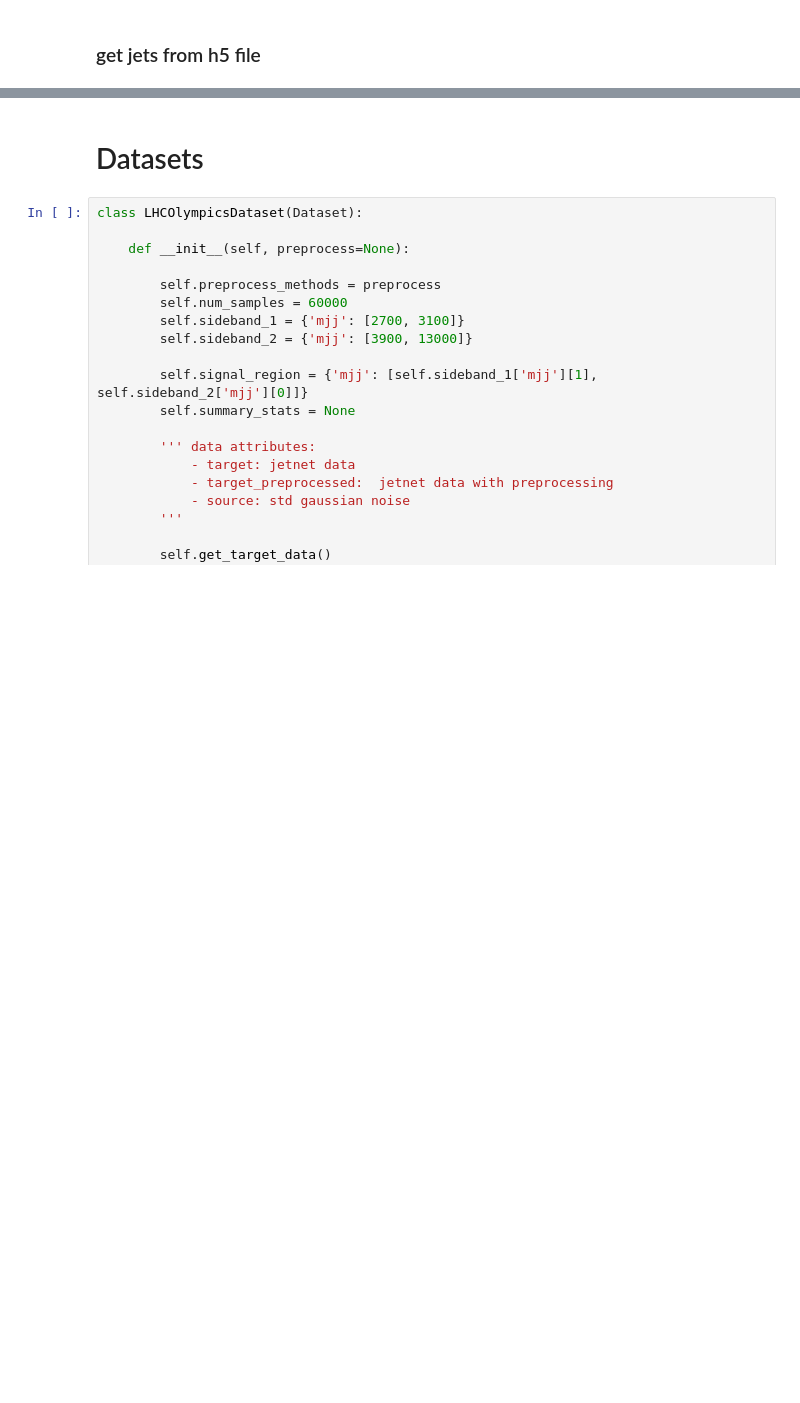
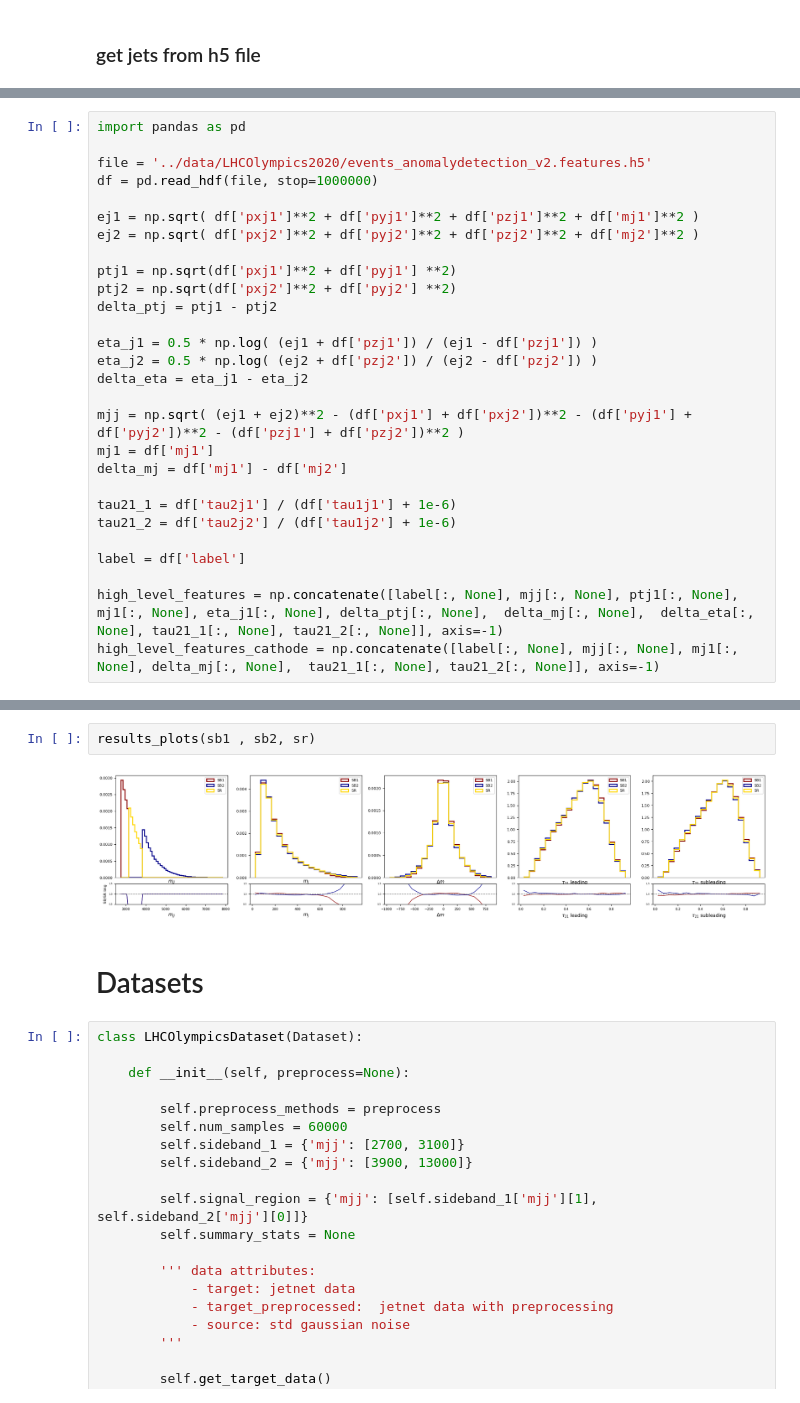
Before and after one commit to dfaroughy/DynGenModels, a Jupyter notebook: notebooks/LHCOlympics.ipynb, the cells around one changed output, grey strips where cells are left out. Saved outputs shown, nothing was run; the diff lists cells and outputs as text; blank space fills up the shorter version.

```diff
--- a/notebooks/LHCOlympics.ipynb
+++ b/notebooks/LHCOlympics.ipynb
@@ -120,0 +309,28 @@ plt.show()
+# %%
+import pandas as pd
+
+file = '../data/LHCOlympics2020/events_anomalydetection_v2.features.h5'
+df = pd.read_hdf(file, stop=1000000)
+
+ej1 = np.sqrt( df['pxj1']**2 + df['pyj1']**2 + df['pzj1']**2 + df['mj1']**2 )
+ej2 = np.sqrt( df['pxj2']**2 + df['pyj2']**2 + df['pzj2']**2 + df['mj2']**2 )
+
+ptj1 = np.sqrt(df['pxj1']**2 + df['pyj1'] **2)
+ptj2 = np.sqrt(df['pxj2']**2 + df['pyj2'] **2)
+delta_ptj = ptj1 - ptj2
+
+eta_j1 = 0.5 * np.log( (ej1 + df['pzj1']) / (ej1 - df['pzj1']) )
+eta_j2 = 0.5 * np.log( (ej2 + df['pzj2']) / (ej2 - df['pzj2']) )
+delta_eta = eta_j1 - eta_j2
+
+mjj = np.sqrt( (ej1 + ej2)**2 - (df['pxj1'] + df['pxj2'])**2 - (df['pyj1'] + df['pyj2'])**2 - (df['pzj1'] + df['pzj2'])**2 )
+mj1 = df['mj1']
+delta_mj = df['mj1'] - df['mj2']
+
+tau21_1 = df['tau2j1'] / (df['tau1j1'] + 1e-6)
+tau21_2 = df['tau2j2'] / (df['tau1j2'] + 1e-6)
+
+label = df['label']
+
+high_level_features = np.concatenate([label[:, None], mjj[:, None], ptj1[:, None], mj1[:, None], eta_j1[:, None], delta_ptj[:, None],  delta_mj[:, None],  delta_eta[:, None], tau21_1[:, None], tau21_2[:, None]], axis=-1)
+high_level_features_cathode = np.concatenate([label[:, None], mjj[:, None], mj1[:, None], delta_mj[:, None],  tau21_1[:, None], tau21_2[:, None]], axis=-1)
@@ -121,3 +461,7 @@ plt.show()
+# %%
+results_plots(sb1 , sb2, sr)
+# %% [output]
+[figure, added]
 # %% [markdown]
 # Datasets
 # %%
```
Also changed, not shown: parts of 15 cells of this notebook, 12 other files.
